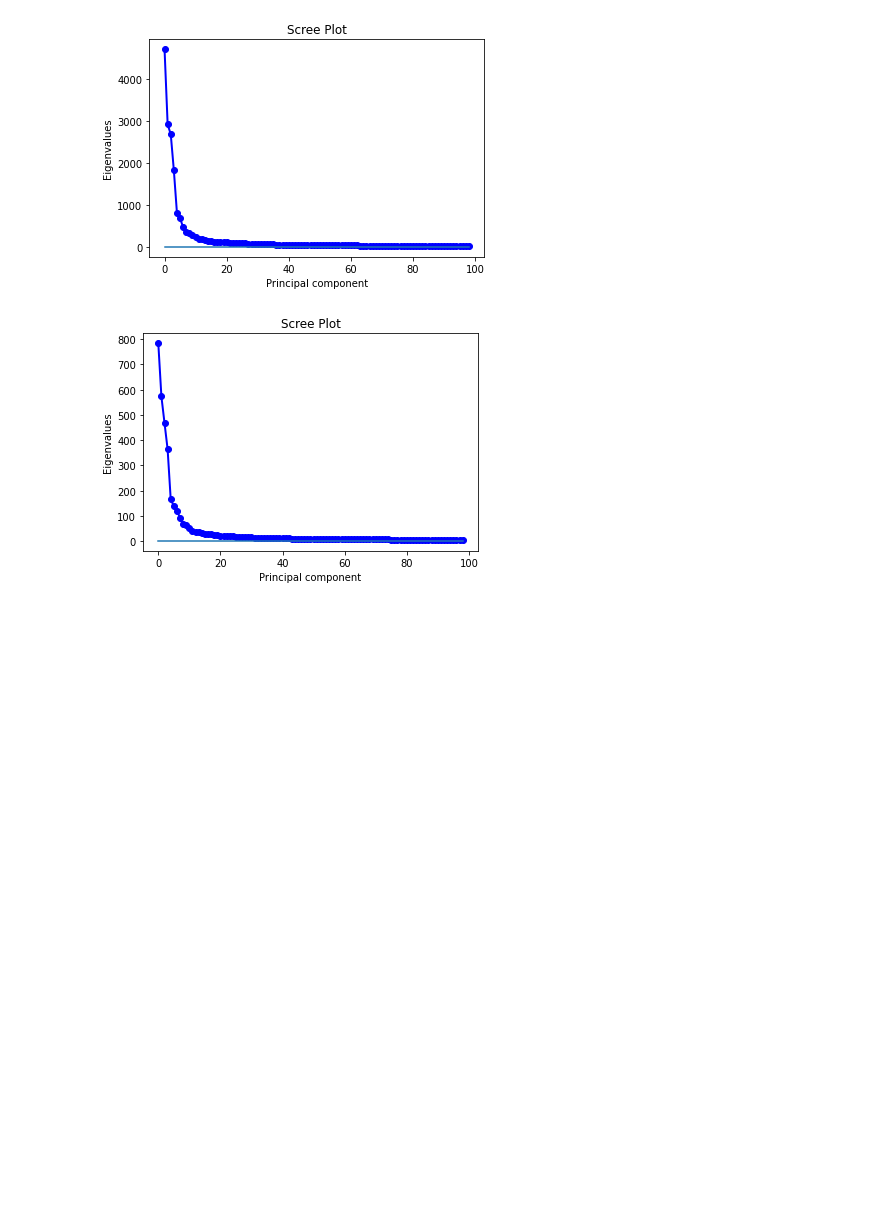
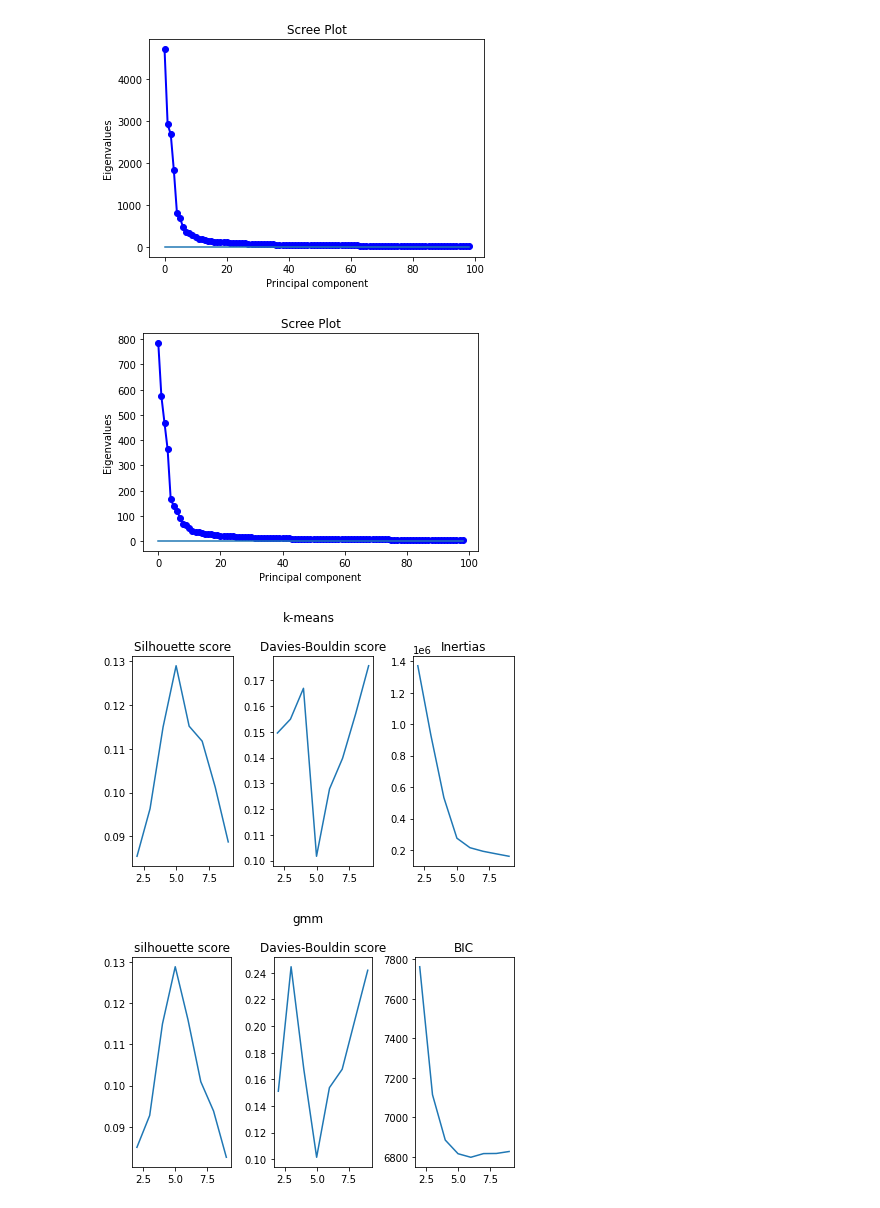
Before and after one commit to antonsandberg/Big-Data, a Jupyter notebook: Project2_Fred_ver2.ipynb, the cells around one changed output. Saved outputs shown, nothing was run; the diff lists cells and outputs as text; code cells hidden in the pictures; blank space fills up the shorter version.

```diff
--- a/Project2_Fred_ver2.ipynb
+++ b/Project2_Fred_ver2.ipynb
@@ -135,0 +183,24 @@ plt.show()
+# %%
+fig, (ax1, ax2, ax3) = plt.subplots(1, 3)
+ax1.plot(cluster_sizes, kmeans_s_scores)
+ax1.set_title('Silhouette score')
+ax2.plot(cluster_sizes, kmeans_db_scores)
+ax2.set_title('Davies-Bouldin score')
+ax3.plot(cluster_sizes, kmeans_inertias)
+ax3.set_title('Inertias')
+fig.suptitle('k-means')
+plt.tight_layout()
+plt.show()
+fig, (ax1, ax2, ax3) = plt.subplots(1, 3)
+ax1.plot(cluster_sizes, gmm_s_scores)
+ax1.set_title('silhouette score')
+ax2.plot(cluster_sizes, gmm_db_scores)
+ax2.set_title('Davies-Bouldin score')
+ax3.plot(cluster_sizes, gmm_bics)
+ax3.set_title('BIC')
+fig.suptitle('gmm')
+plt.tight_layout()
+plt.show()
+# %% [output]
+[figure, added]
+[figure, added]
```
Also changed, not shown: parts of 7 cells of this notebook.
